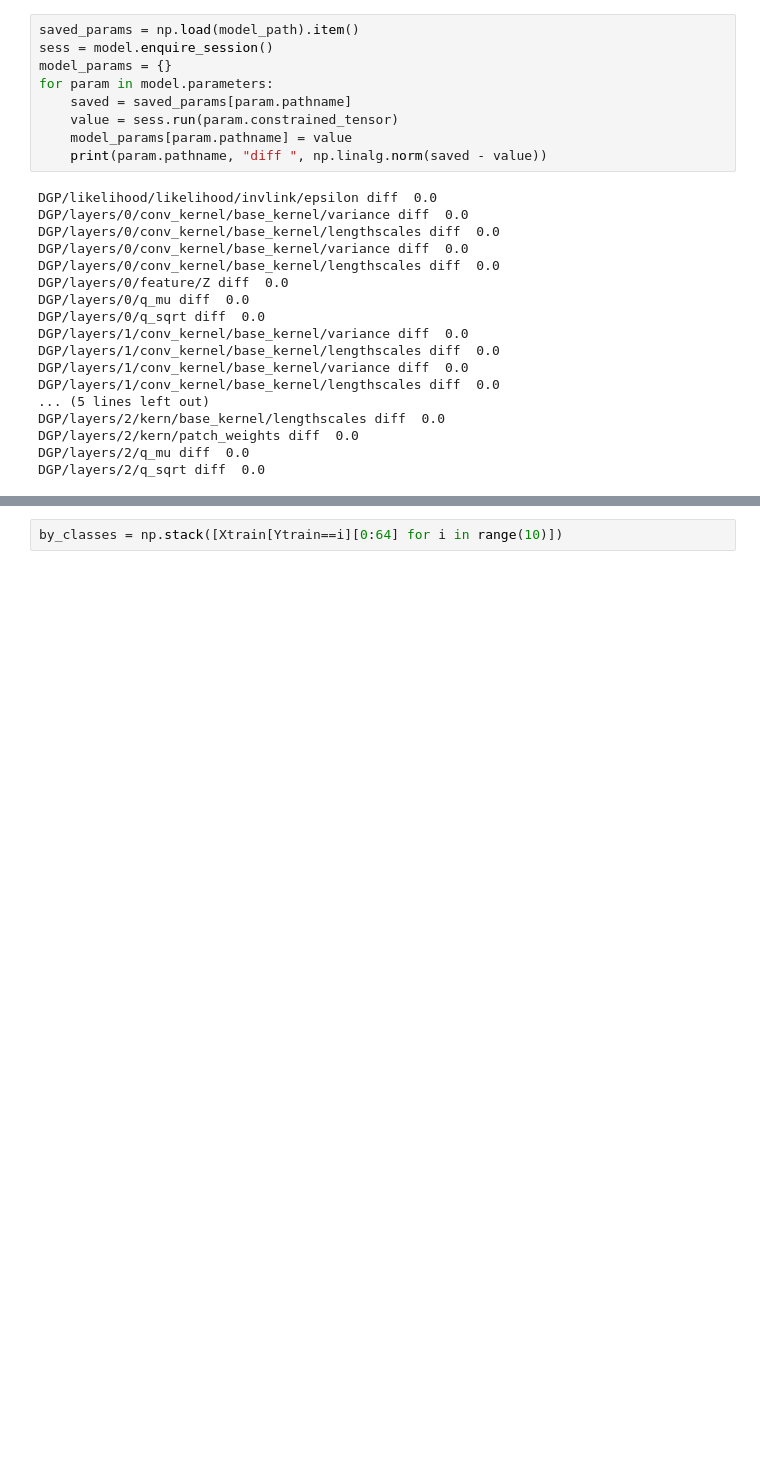
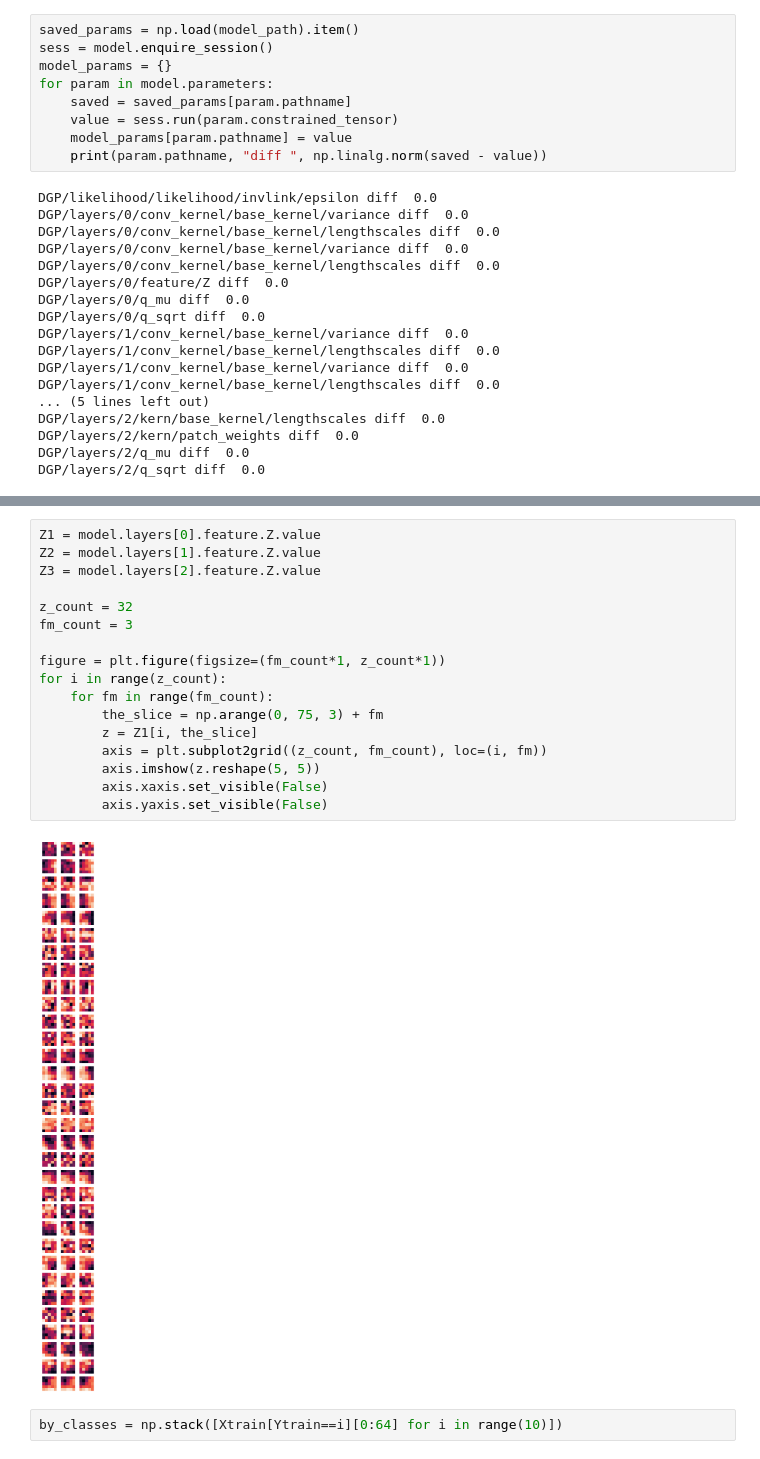
Before and after one commit to kekeblom/DeepCGP, a Jupyter notebook: notebooks/Inspect.ipynb, the cells around one changed output, grey strips where cells are left out. Cells and saved outputs as stored; diff of their text form; blank space fills up the shorter version.

```diff
--- a/notebooks/Inspect.ipynb
+++ b/notebooks/Inspect.ipynb
@@ -163,3 +165,22 @@ plt.legend();
+# %%
+Z1 = model.layers[0].feature.Z.value
+Z2 = model.layers[1].feature.Z.value
+Z3 = model.layers[2].feature.Z.value
+
+z_count = 32
+fm_count = 3
+
+figure = plt.figure(figsize=(fm_count*1, z_count*1))
+for i in range(z_count):
+    for fm in range(fm_count):
+        the_slice = np.arange(0, 75, 3) + fm
+        z = Z1[i, the_slice]
+        axis = plt.subplot2grid((z_count, fm_count), loc=(i, fm))
+        axis.imshow(z.reshape(5, 5))
+        axis.xaxis.set_visible(False)
+        axis.yaxis.set_visible(False)
+# %% [output]
+[figure, added]
 # %%
 by_classes = np.stack([Xtrain[Ytrain==i][0:64] for i in range(10)])
 # %%
```
Also changed, not shown: parts of 14 cells of this notebook.
